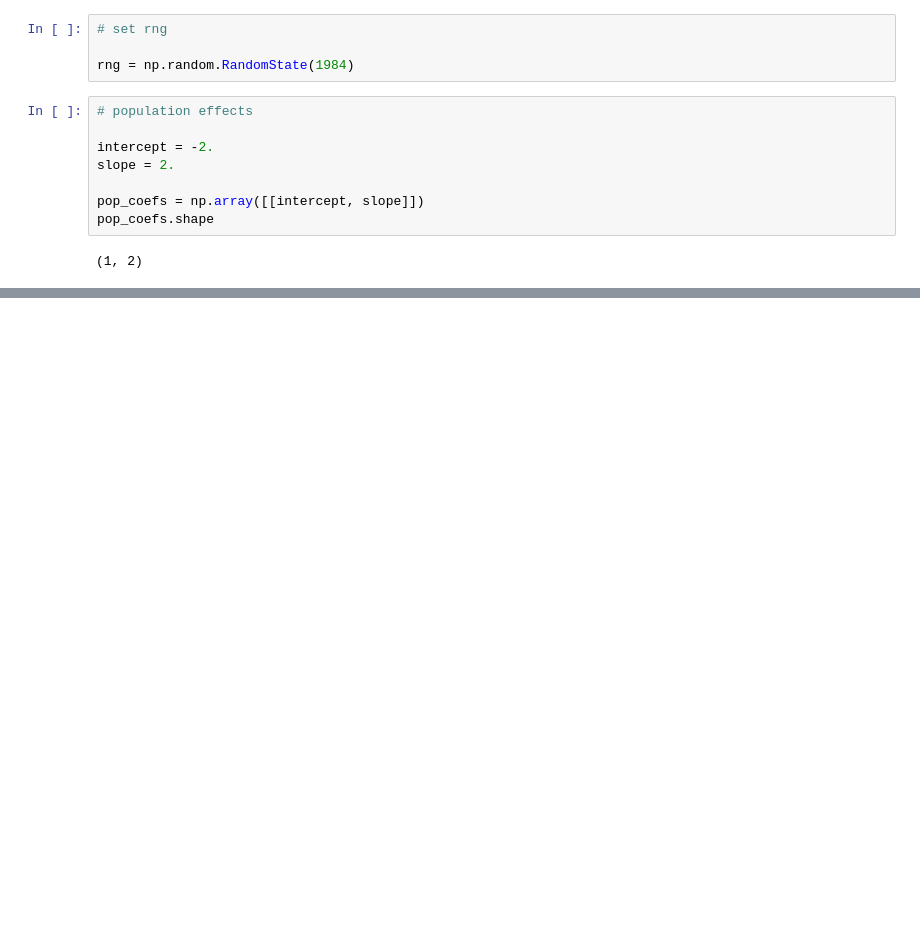
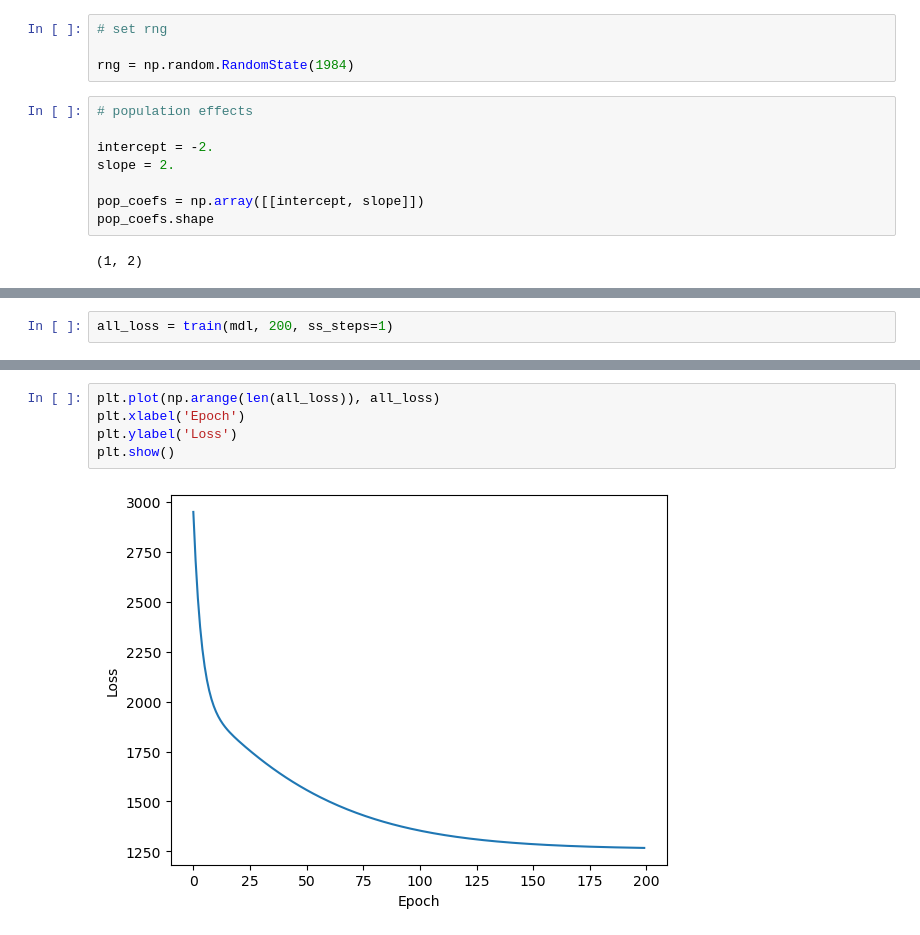
Before and after one commit to mengelhard/neural-features-glmm, a Jupyter notebook: notebooks/simulated_data_1.ipynb, the cells around one changed output, grey strips where cells are left out. Saved outputs shown, nothing was run; the diff lists cells and outputs as text; blank space fills up the shorter version.

```diff
--- a/notebooks/simulated_data_1.ipynb
+++ b/notebooks/simulated_data_1.ipynb
@@ -189,0 +173,2 @@ Epoch 99; Loss = 0.256
+# %%
+all_loss = train(mdl, 200, ss_steps=1)
@@ -190,3 +193,10 @@ Epoch 99; Loss = 0.256
+# %%
+plt.plot(np.arange(len(all_loss)), all_loss)
+plt.xlabel('Epoch')
+plt.ylabel('Loss')
+plt.show()
+# %% [output]
+[figure, added]
 # %%
 for name, param in mdl.named_parameters():
     if param.requires_grad:
```
Also changed, not shown: parts of 13 cells of this notebook, 1 other file.
